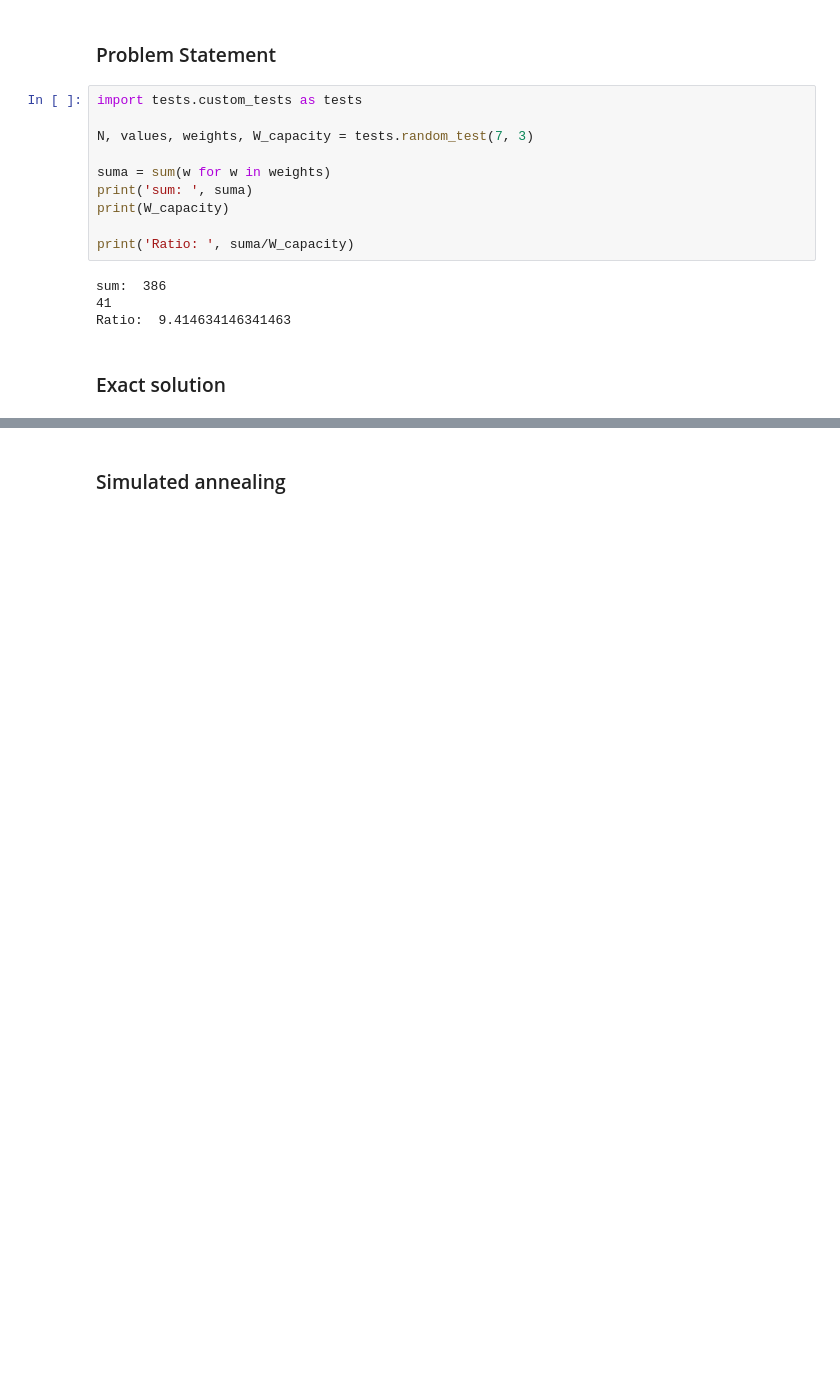
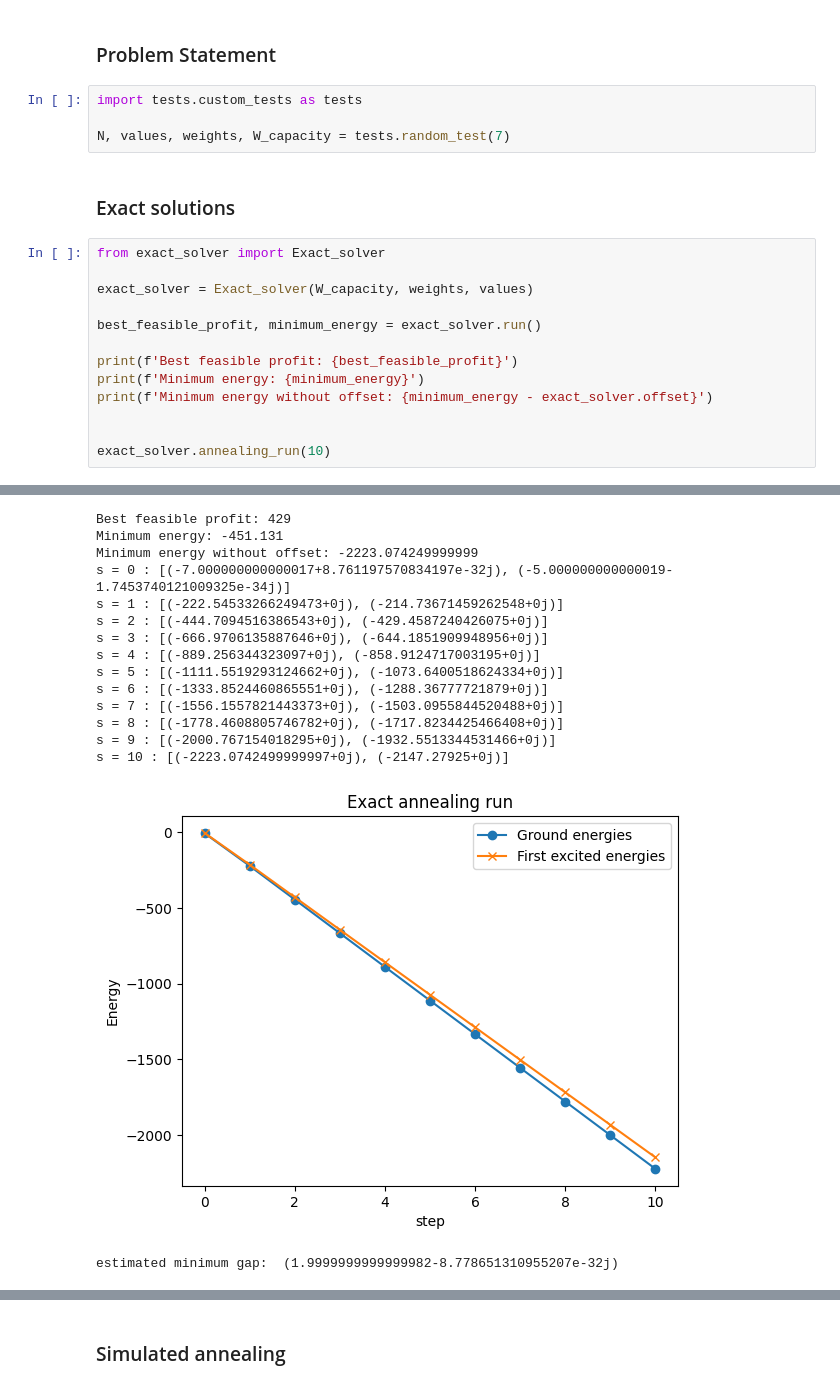
Before and after one commit to MiquelAlberti2/Quantum-annealing-and-tensor-networks, a Jupyter notebook: solutions.ipynb, the cells around one changed output, grey strips where cells are left out. Drawn from its saved outputs; the diff is of its cells as text; blank space fills up the shorter version.

```diff
--- a/solutions.ipynb
+++ b/solutions.ipynb
@@ -3,16 +3,20 @@
 # %%
 import tests.custom_tests as tests
 
-N, values, weights, W_capacity = tests.random_test(7, 3)
-
-suma = sum(w for w in weights)
-print('sum: ', suma)
-print(W_capacity)
-
-print('Ratio: ', suma/W_capacity)
+N, values, weights, W_capacity = tests.random_test(7)
-# %% [output]
-sum:  386
-41
-Ratio:  9.414634146341463
 # %% [markdown]
-### Exact solution
+### Exact solutions
+# %%
+from exact_solver import Exact_solver
+
+exact_solver = Exact_solver(W_capacity, weights, values)
+
+best_feasible_profit, minimum_energy = exact_solver.run()
+
+print(f'Best feasible profit: {best_feasible_profit}')
+print(f'Minimum energy: {minimum_energy}')
+print(f'Minimum energy without offset: {minimum_energy - exact_solver.offset}')
+
+
+exact_solver.annealing_run(10)
+# %% [output]
@@ -18,0 +26,16 @@ Ratio:  9.414634146341463
+Best feasible profit: 429
+Minimum energy: -451.131
+Minimum energy without offset: -2223.074249999999
+s = 0 : [(-7.000000000000017+8.761197570834197e-32j), (-5.000000000000019-1.7453740121009325e-34j)]
+s = 1 : [(-222.54533266249473+0j), (-214.73671459262548+0j)]
+s = 2 : [(-444.7094516386543+0j), (-429.4587240426075+0j)]
+s = 3 : [(-666.9706135887646+0j), (-644.1851909948956+0j)]
+s = 4 : [(-889.256344323097+0j), (-858.9124717003195+0j)]
+s = 5 : [(-1111.5519293124662+0j), (-1073.6400518624334+0j)]
+s = 6 : [(-1333.8524460865551+0j), (-1288.36777721879+0j)]
+s = 7 : [(-1556.1557821443373+0j), (-1503.0955844520488+0j)]
+s = 8 : [(-1778.4608805746782+0j), (-1717.8234425466408+0j)]
+s = 9 : [(-2000.767154018295+0j), (-1932.5513344531466+0j)]
+s = 10 : [(-2223.0742499999997+0j), (-2147.27925+0j)]
+[figure, added]
+estimated minimum gap:  (1.9999999999999982-8.778651310955207e-32j)
```
Also changed, not shown: parts of 7 cells of this notebook, 9 other files.
